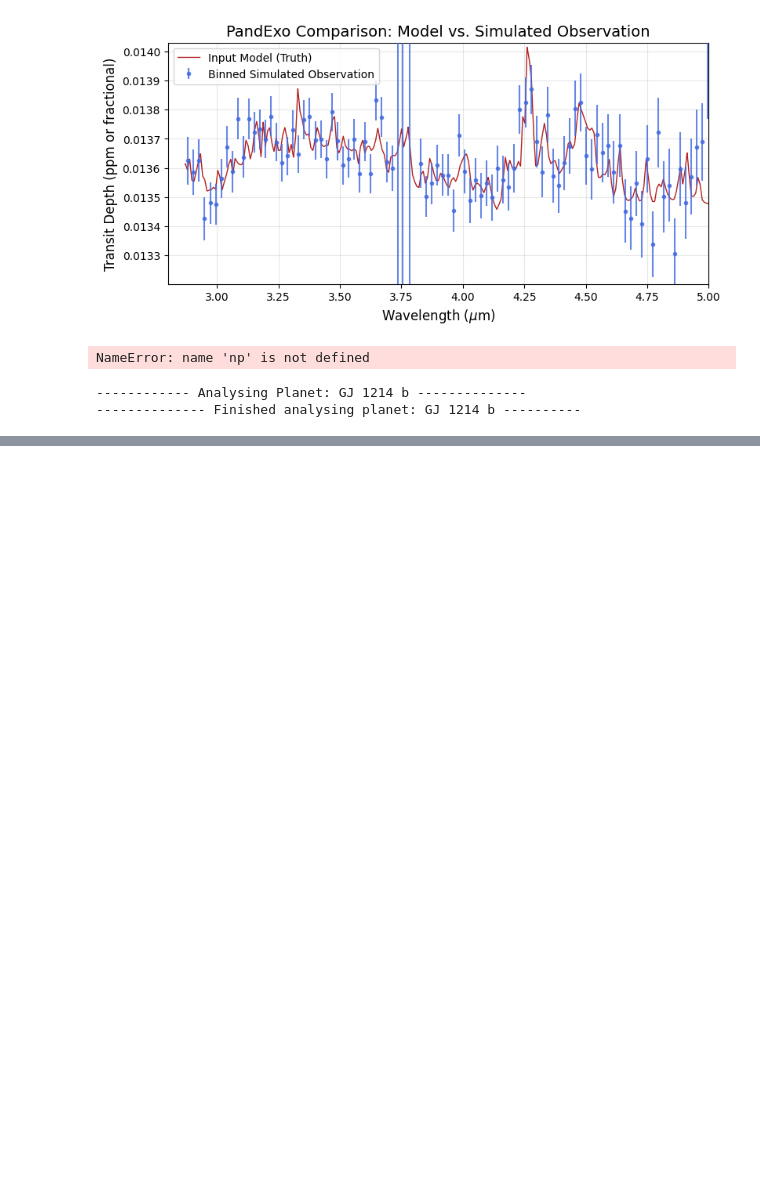
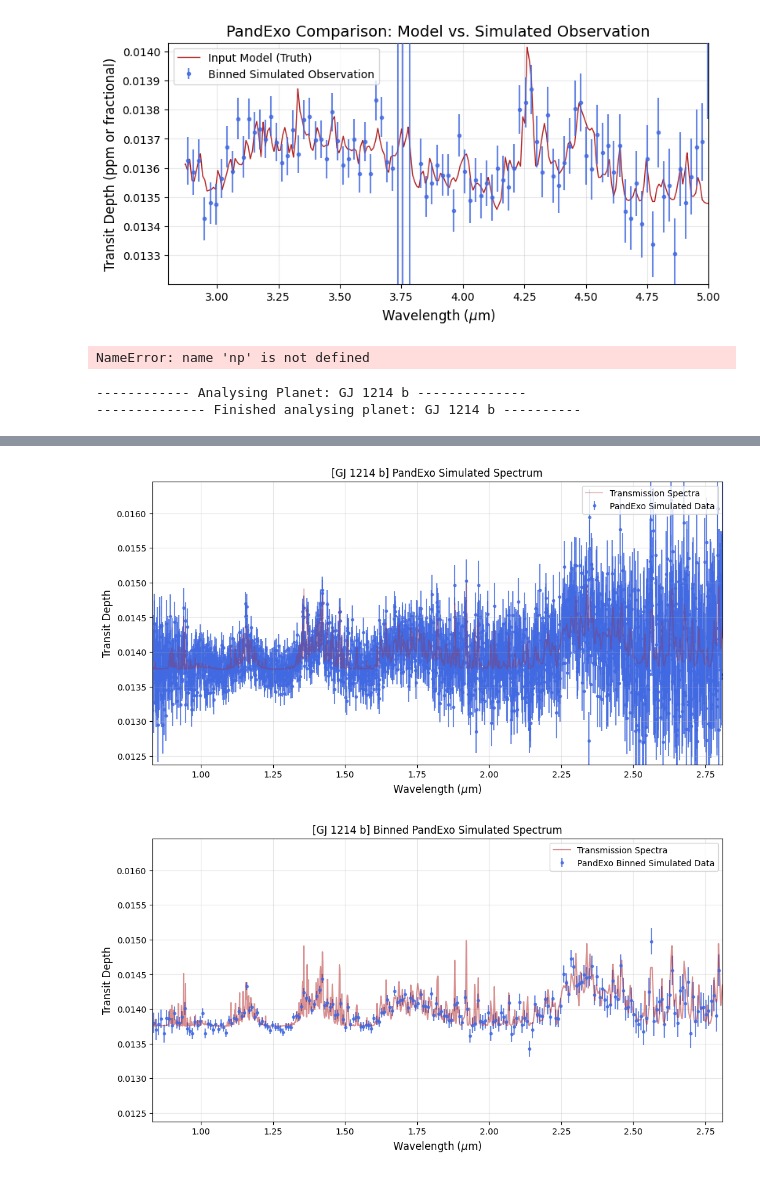
Before and after one commit to JackDavidMaher/Group-Studies---Exoplanets, a Jupyter notebook: Notebooks/sahilshah.ipynb, the cells around one changed output, grey strips where cells are left out. Cells and saved outputs as stored; diff of their text form; code cells hidden in the pictures; blank space fills up the shorter version.

```diff
--- a/Notebooks/sahilshah.ipynb
+++ b/Notebooks/sahilshah.ipynb
@@ -1172,0 +1163,54 @@ print(total)
+# %%
+plt.figure(figsize=(12, 6))
+plt.errorbar(wavelength, observed_depth, yerr=errors, fmt='o', color='royalblue', markersize=3, alpha=0.8, label='PandExo Simulated Data', zorder = 1)
+plt.plot(lam, transit_depth, color = 'firebrick', zorder = 2, label = 'Transmission Spectra', alpha = 0.27)
+
+plt.ylim([min(model_depth) * 0.9, max(model_depth) * 1.1])
+plt.xlabel('Wavelength ($\mu$m)', fontsize=12)
+plt.ylabel('Transit Depth', fontsize=12)
+plt.title(f'[{planet_id}] PandExo Simulated Spectrum', fontsize=12)
+plt.xlim(min(wavelength), max(wavelength))
+plt.legend(frameon=True, loc='upper right')
+plt.grid(True, alpha=0.3)
+plt.show()
+def bin_spectrum(wave, flux, model, error, bin_width = 0.009):
+    bins = np.arange(min(wave), max(wave), bin_width)
+    binned_wave = []
+    binned_flux = []
+    binned_model = []
+    binned_err = []
+    for i in range(len(bins) - 1):
+        indices = np.where((wave >= bins[i]) & (wave < bins[i+1]))[0]
+        if len(indices) > 0:
+            w = wave[indices]
+            f = flux[indices]
+            m = model[indices]
+            e = error[indices]
+
+            weights = 1.0 / (e**2)
+            weighted_f = np.sum(f * weights) / np.sum(weights)
+            weighted_m = np.sum(m * weights) / np.sum(weights)
+            propagated_e = np.sqrt(1.0 / np.sum(weights))
+
+            binned_wave.append(np.mean(w))
+            binned_flux.append(weighted_f)
+            binned_model.append(weighted_m)
+            binned_err.append(propagated_e)
+
+    return np.array(binned_wave), np.array(binned_flux),np.array(binned_model), np.array(binned_err)
+
+b_wave, b_obs, b_model, b_err = bin_spectrum(wavelength, observed_depth, model_depth, errors)
+plt.figure(figsize=(12, 6))
+plt.errorbar(b_wave, b_obs, yerr=b_err, fmt='o', color='royalblue', markersize=3, alpha=0.8, label='PandExo Binned Simulated Data', zorder = 2)
+plt.plot(lam, transit_depth, color = 'firebrick', zorder = 2, label = 'Transmission Spectra', alpha = 0.5)
+plt.ylim([min(model_depth) * 0.9, max(model_depth) * 1.1])
+plt.xlabel('Wavelength ($\mu$m)', fontsize=12)
+plt.ylabel('Transit Depth', fontsize=12)
+plt.title(f'[{planet_id}] Binned PandExo Simulated Spectrum', fontsize=12)
+plt.xlim(min(wavelength),max(wavelength))
+plt.legend(frameon=True, loc='upper right')
+plt.grid(True, alpha=0.3)
+plt.show()
+# %% [output]
+[figure, added]
+[figure, added]
```
Also changed, not shown: parts of 5 cells of this notebook.
